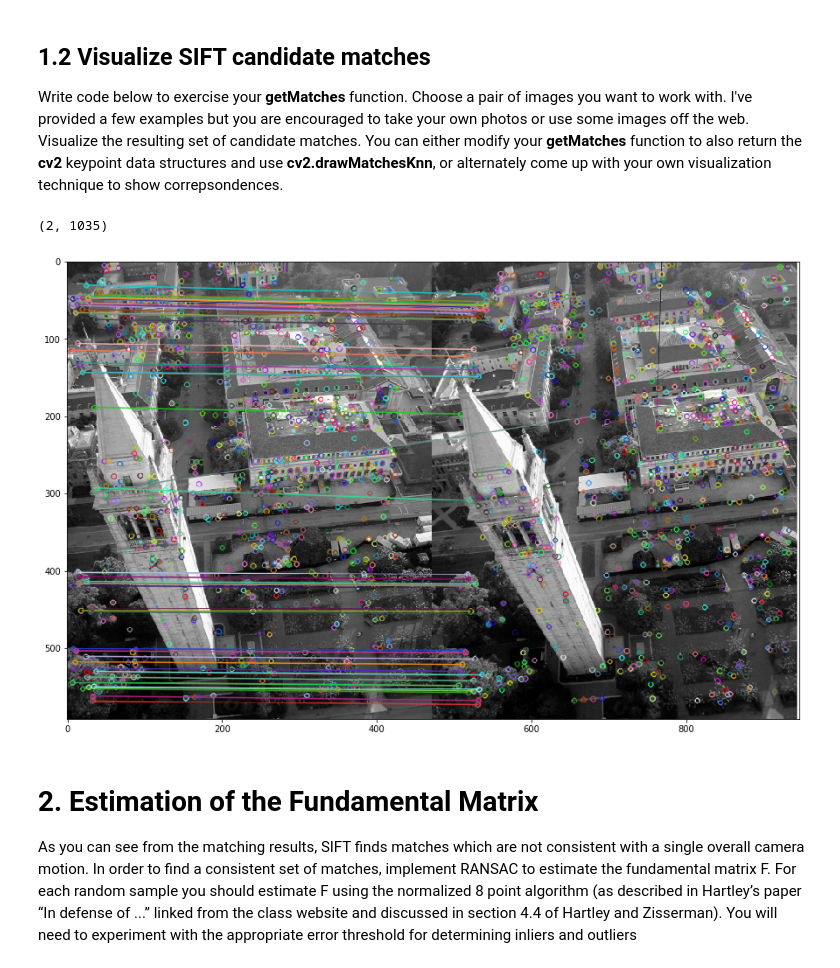
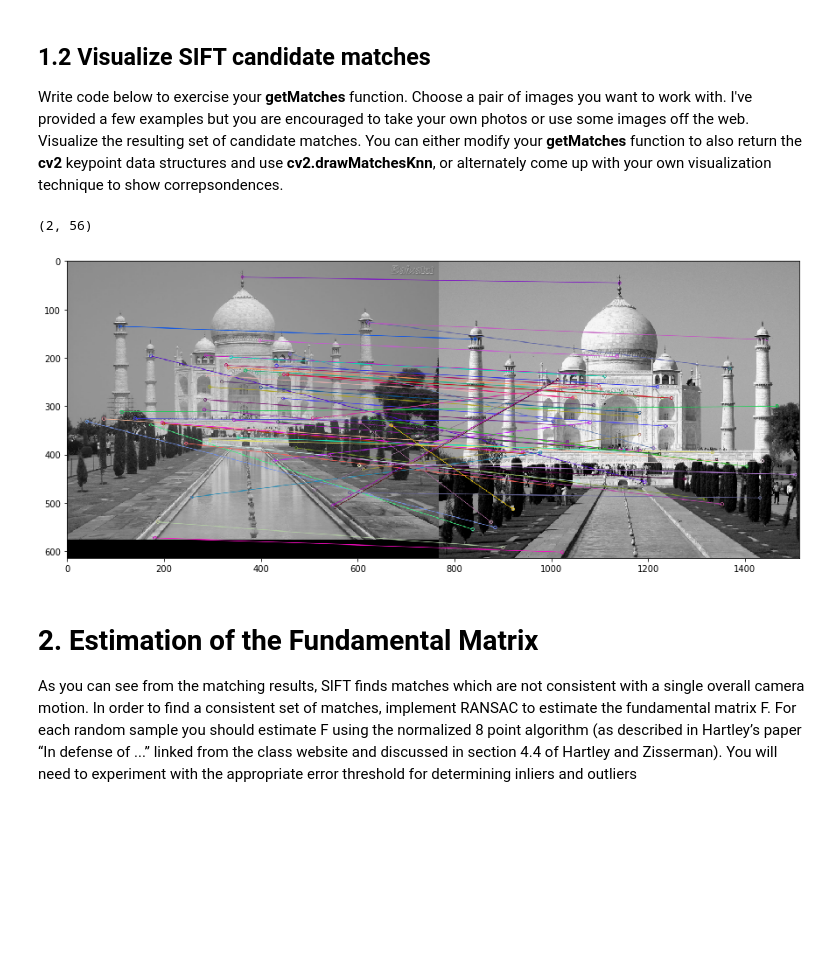
Before and after one commit to SaadManzur/Fundamental-Matrix-Computation, a Jupyter notebook: assignment2.ipynb, the cells around one changed output. Drawn from its saved outputs; the diff is of its cells as text; code cells hidden in the pictures; blank space fills up the shorter version.

```diff
--- a/assignment2.ipynb
+++ b/assignment2.ipynb
@@ -139,30 +139,30 @@ def getMatches(img1,img2):
 
 Write code below to exercise your **getMatches** function.  Choose a pair of images you want to work with.  I've provided a few examples but you are encouraged to take your own photos or use some images off the web. Visualize the resulting set of candidate matches.  You can either modify your **getMatches** function to also return the **cv2** keypoint data structures and use **cv2.drawMatchesKnn**, or alternately come up with your own visualization technique to show correpsondences.
 # %%
-img1 = opencv.imread('data/E.jpg')
+img1 = opencv.imread('data/G.jpg')
 img1 = opencv.cvtColor(img1, opencv.COLOR_BGR2RGB)
 gray1 = opencv.cvtColor(img1, opencv.COLOR_RGB2GRAY)
 dim1 = (0.6*np.asarray(gray1.shape)).astype(int)
 gray1 = opencv.resize(gray1, (dim1[1], dim1[0]))
 
-img2 = opencv.imread('data/F.jpg')
+img2 = opencv.imread('data/H.jpg')
 img2 = opencv.cvtColor(img2, opencv.COLOR_BGR2RGB)
 gray2 = opencv.cvtColor(img2, opencv.COLOR_RGB2GRAY)
 dim2 = (0.6*np.asarray(gray2.shape)).astype(int)
 gray2 = opencv.resize(gray2, (dim2[1], dim2[0]))
 
 pts1, pts2, kpts1, kpts2, good = getMatches(gray1, gray2)
 
 print(pts1.shape)
 
 img3 = opencv.drawMatchesKnn(gray1,kpts1,gray2,kpts2,good[:56],None)
 
 plt.rcParams['figure.figsize'] = [15,15]
 plt.imshow(img3)
 plt.show()
 # %% [output]
-(2, 1035)
+(2, 56)
-[figure, old version]
+[figure, new version]
 # %% [markdown]
 # 2. Estimation of the Fundamental Matrix
 
```
Also changed, not shown: parts of 12 cells of this notebook, 11 other files.
